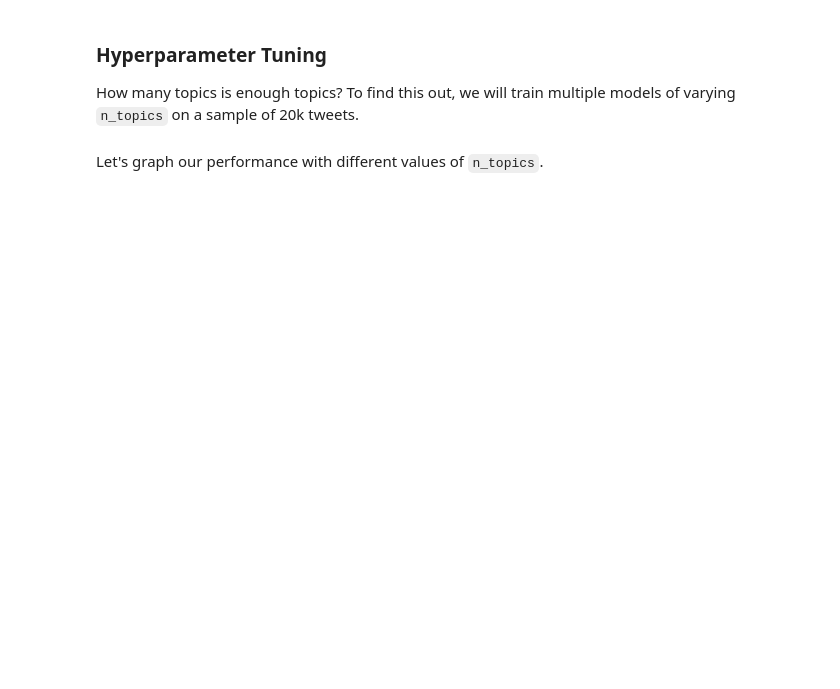
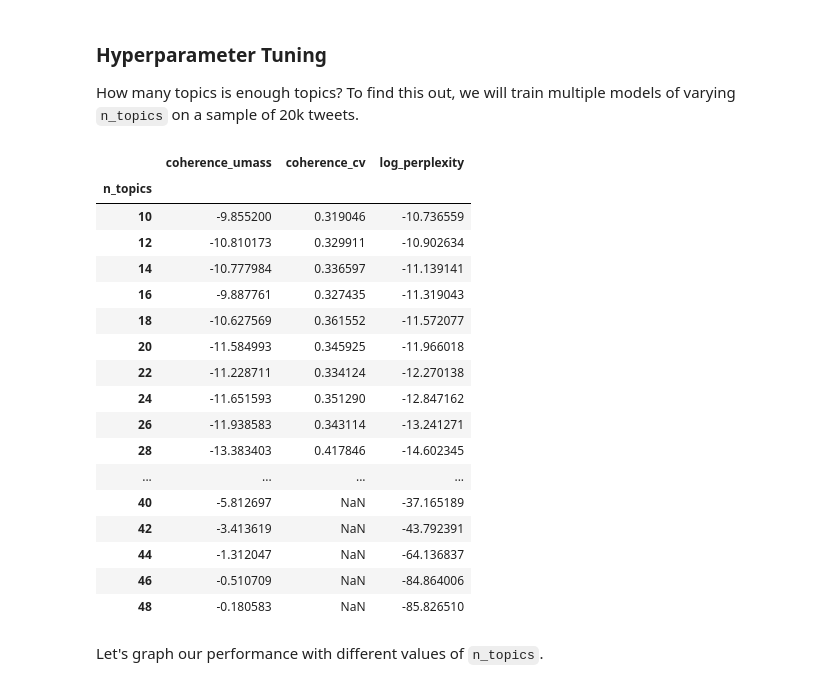
Before and after one commit to astralbijection/trans-data-analysis, a Jupyter notebook: notebooks/final_report.ipynb, the cells around one changed output. Saved outputs shown, nothing was run; the diff lists cells and outputs as text; code cells hidden in the pictures; blank space fills up the shorter version.

```diff
--- a/notebooks/final_report.ipynb
+++ b/notebooks/final_report.ipynb
@@ -551,36 +562,64 @@ How many topics is enough topics? To find this out, we will train multiple model
 # %%
 import time
 
 hp_corpus = tweet_df['tweet'].sample(20_000, random_state=1)
 hp_corpus_token, hp_corpus_vector = tokenize_and_vectorize(sample_corpus)
 
 @autopickle('../models/final-n-topics-search.pickle.gz')
 def n_topics_df():
     df = pd.DataFrame()
-    df['n_topics'] = list(range(10, 50, 3))
+    df['n_topics'] = list(range(10, 50, 2))
 
     models = []
     last_time = time.time()
     for n in df['n_topics']:
-        models.append(train_sample_lda(n, sample_corpus_vectorization))
+        @autopickle(f'../models/intermediate-search-{n}.pickle.gz')
+        def lda():
+            return gensim.models.LdaMulticore(
+                corpus=hp_corpus_vector,
+                num_topics=n,
+                id2word=dictionary,
+                passes=30,
+                random_state=0,
+            )
+        models.append(lda)
         current_time = time.time()
         dt, last_time = current_time - last_time, current_time
         print(f'Trained on n_topics={n} in {dt:.02f}s')
 
     df['model'] = models
     del models
 
     print('Finished training models, evaluating performance')
 
     df['coherence_umass'] = df['model'].map(lambda m: get_umass_coherence(m, sample_corpus_vectorization))
     df['coherence_cv'] = df['model'].map(lambda m: get_cv_coherence(m, sample_corpus_vectorization, sample_corpus_tokenization))
     df['log_perplexity'] = df['model'].map(lambda m: m.log_perplexity(sample_corpus_vectorization))
 
     df.set_index('n_topics', inplace=True)
 
     return df
 
-n_topics_df[['n_topics', 'coherence_umass', 'coherence_cv', 'log_perplexity']]
+n_topics_df[['coherence_umass', 'coherence_cv', 'log_perplexity']]
+# %% [output]
+|  | coherence_umass | coherence_cv | log_perplexity |
+| n_topics |  |  |  |
+| 10 | -9.855200 | 0.319046 | -10.736559 |
+| 12 | -10.810173 | 0.329911 | -10.902634 |
+| 14 | -10.777984 | 0.336597 | -11.139141 |
+| 16 | -9.887761 | 0.327435 | -11.319043 |
+| 18 | -10.627569 | 0.361552 | -11.572077 |
+| 20 | -11.584993 | 0.345925 | -11.966018 |
+| 22 | -11.228711 | 0.334124 | -12.270138 |
+| 24 | -11.651593 | 0.351290 | -12.847162 |
+| 26 | -11.938583 | 0.343114 | -13.241271 |
+| 28 | -13.383403 | 0.417846 | -14.602345 |
+| ... | ... | ... | ... |
+| 40 | -5.812697 | NaN | -37.165189 |
+| 42 | -3.413619 | NaN | -43.792391 |
+| 44 | -1.312047 | NaN | -64.136837 |
+| 46 | -0.510709 | NaN | -84.864006 |
+| 48 | -0.180583 | NaN | -85.826510 |
 # %% [markdown]
 Let's graph our performance with different values of `n_topics`.
 # %%
```
Also changed, not shown: parts of 55 cells of this notebook.
